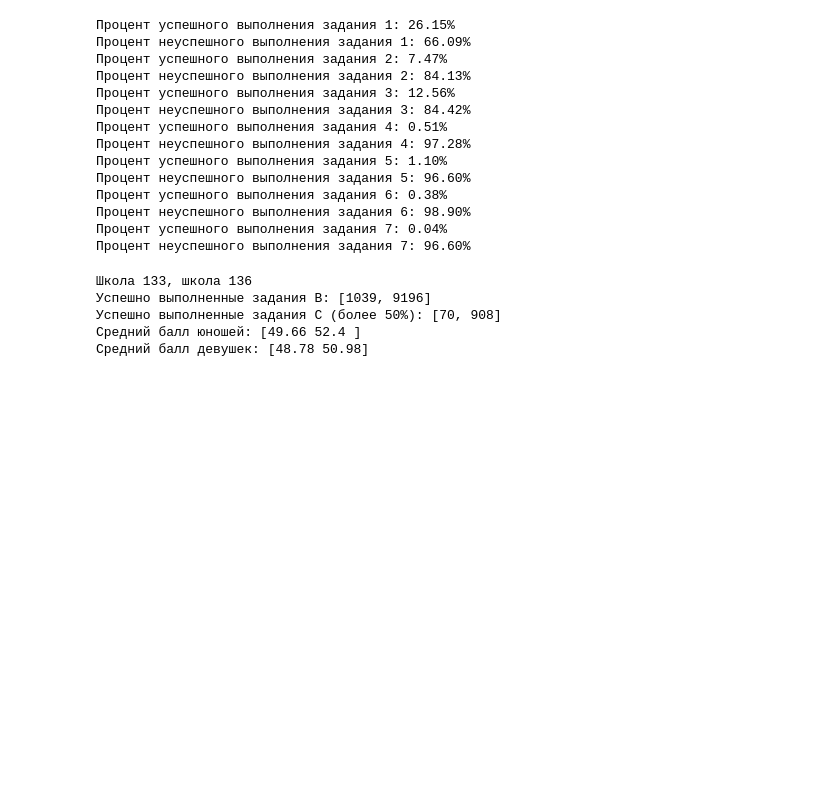
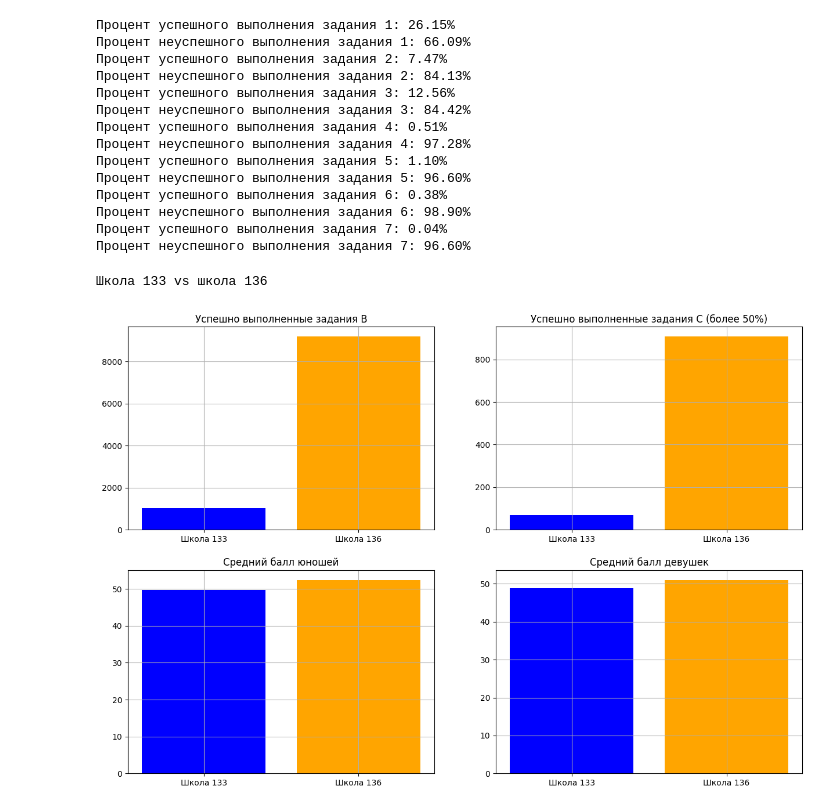
Before and after one commit to Berendei-Jr/Machine-Learning-BMSTU, a Jupyter notebook: ML0.2 simple analisys/lab0.2.ipynb, the cells around one changed output. Drawn from its saved outputs; the diff is of its cells as text; code cells hidden in the pictures; blank space fills up the shorter version.

```diff
--- a/ML0.2 simple analisys/lab0.2.ipynb
+++ b/ML0.2 simple analisys/lab0.2.ipynb
@@ -23,7 +24,8 @@ df = df.iloc[:,:-1]
 df = df.iloc[:-1, :]
 df['№ школы'] = df['№ школы'].astype(int)
 df['Номер варианта'] = df['Номер варианта'].astype(int)
-df['Задания с развёрнутым ответом'] = df['Задания с развёрнутым ответом'].str.replace(r'\(\d\)', '', regex=True)
+df['Задания с развёрнутым ответом'] = df['Задания с развёрнутым ответом'].str.replace(r'\(\d\)',
+                                                                                      '', regex=True)
 df['Первичный балл'] = df['Первичный балл'].astype(int)
 df['Балл'] = df['Балл'].astype(int)
 
@@ -120,7 +123,8 @@ print(f"Заданий с развернутым ответом: {len(df["Зад
 Заданий с кратким ответом: 12
 Заданий с развернутым ответом: 7
 # %%
-# Пусть задания с кратким ответом будут задания типа В. Соответственно всего по экзамену вопросов класса В: $В_1$, ... $В_к$
+# Пусть задания с кратким ответом будут задания типа В. Соответственно всего по экзамену вопросов класса В:
+# $В_1$, ... $В_к$
 # Посчитайте процент выполненных и невыполненных заданий по каждому вопросу класса В.
 tasks_succeded = [0 for _ in range(len(df["Задания с кратким ответом"][0]))]
 tasks_failed = tasks_succeded.copy()
@@ -133,8 +137,10 @@ for row in df["Задания с кратким ответом"]:
             tasks_failed[task_num] += 1
 
 for task_num in range(len(tasks_succeded)):
-    print(f"Процент успешного выполнения задания {task_num + 1}: {(tasks_succeded[task_num] / total_students * 100):.2f}%")
-    print(f"Процент неуспешного выполнения задания {task_num + 1}: {(tasks_failed[task_num] / total_students * 100):.2f}%")
+    print(f"Процент успешного выполнения задания {task_num + 1}: {(
+        tasks_succeded[task_num] / total_students * 100):.2f}%")
+    print(f"Процент неуспешного выполнения задания {task_num + 1}: {(
+        tasks_failed[task_num] / total_students * 100):.2f}%")
 # %% [output]
 Процент успешного выполнения задания 1: 89.26%
 Процент неуспешного выполнения задания 1: 10.74%
@@ -166,8 +172,10 @@ for row in df["Задания с развёрнутым ответом"]:
             tasks_failed[task_num] += 1
 
 for task_num in range(len(tasks_succeded)):
-    print(f"Процент успешного выполнения задания {task_num + 1}: {(tasks_succeded[task_num] / total_students * 100):.2f}%")
-    print(f"Процент неуспешного выполнения задания {task_num + 1}: {(tasks_failed[task_num] / total_students * 100):.2f}%")
+    print(f"Процент успешного выполнения задания {task_num + 1}: {(
+        tasks_succeded[task_num] / total_students * 100):.2f}%")
+    print(f"Процент неуспешного выполнения задания {task_num + 1}: {(
+        tasks_failed[task_num] / total_students * 100):.2f}%")
 # %% [output]
 Процент успешного выполнения задания 1: 26.15%
 Процент неуспешного выполнения задания 1: 66.09%
@@ -198,40 +206,53 @@ man_count = [0, 0]
 woman_total_score = [0, 0]
 woman_count = [0, 0]
 
 for _, row in df.iterrows():
     if str(schools[0]) in str(row["№ школы"]):
         success_b_tasks[0] += row["Задания с кратким ответом"].count("+")
         for task_num in range(len(row["Задания с развёрнутым ответом"])):
             if int(row["Задания с развёрнутым ответом"][task_num]) >= DETAILED_ANSWERS_TASKS_POINTS[task_num] / 2:
                 success_c_tasks[0] += 1
         if row["Пол"] == "М":
             man_count[0] += 1
             man_total_score[0] += row["Балл"]
         else:
             woman_total_score[0] += row["Балл"]
             woman_count[0] += 1
     elif str(schools[1]) in str(row["№ школы"]):
         success_b_tasks[1] += row["Задания с кратким ответом"].count("+")
         for task_num in range(len(row["Задания с развёрнутым ответом"])):
             if int(row["Задания с развёрнутым ответом"][task_num]) >= DETAILED_ANSWERS_TASKS_POINTS[task_num] / 2:
                 success_c_tasks[1] += 1
         if row["Пол"] == "М":
             man_count[1] += 1
             man_total_score[1] += row["Балл"]
         else:
             woman_count[1] += 1
             woman_total_score[1] += row["Балл"]
 man_mean_score = [man_total_score[0] / man_count[0], man_total_score[1] / man_count[1]]
 woman_mean_score = [woman_total_score[0] / woman_count[0], woman_total_score[1] / woman_count[1]]
 
-print(f"Школа {schools[0]}, школа {schools[1]}")
-print(f"Успешно выполненные задания B: {success_b_tasks}")
-print(f"Успешно выполненные задания C (более 50%): {success_c_tasks}")
-print(f"Средний балл юношей: {np.round(man_mean_score, 2)}")
-print(f"Средний балл девушек: {np.round(woman_mean_score, 2)}")
+print(f"Школа {schools[0]} vs школа {schools[1]}")
+labels = ['Школа 133', 'Школа 136']
+
+plt.figure(figsize=(15, 10))
+plt.subplot(2, 2, 1)
+plt.grid()
+plt.bar(labels, success_b_tasks, color=['blue', 'orange', 'green'])
+plt.title('Успешно выполненные задания B')
+plt.subplot(2, 2, 2)
+plt.grid()
+plt.bar(labels, success_c_tasks, color=['blue', 'orange', 'green'])
+plt.title('Успешно выполненные задания C (более 50%)')
+plt.subplot(2, 2, 3)
+plt.grid()
+plt.bar(labels, np.round(man_mean_score, 2), color=['blue', 'orange', 'green'])
+plt.title('Средний балл юношей')
+plt.subplot(2, 2, 4)
+plt.grid()
+plt.bar(labels, np.round(woman_mean_score, 2), color=['blue', 'orange', 'green'])
+plt.title('Средний балл девушек')
+plt.show()
 # %% [output]
-Школа 133, школа 136
-Успешно выполненные задания B: [1039, 9196]
-Успешно выполненные задания C (более 50%): [70, 908]
-Средний балл юношей: [49.66 52.4 ]
-Средний балл девушек: [48.78 50.98]
+Школа 133 vs школа 136
+[figure, added]
```
Also changed, not shown: parts of 2 cells of this notebook, 8 other files.
